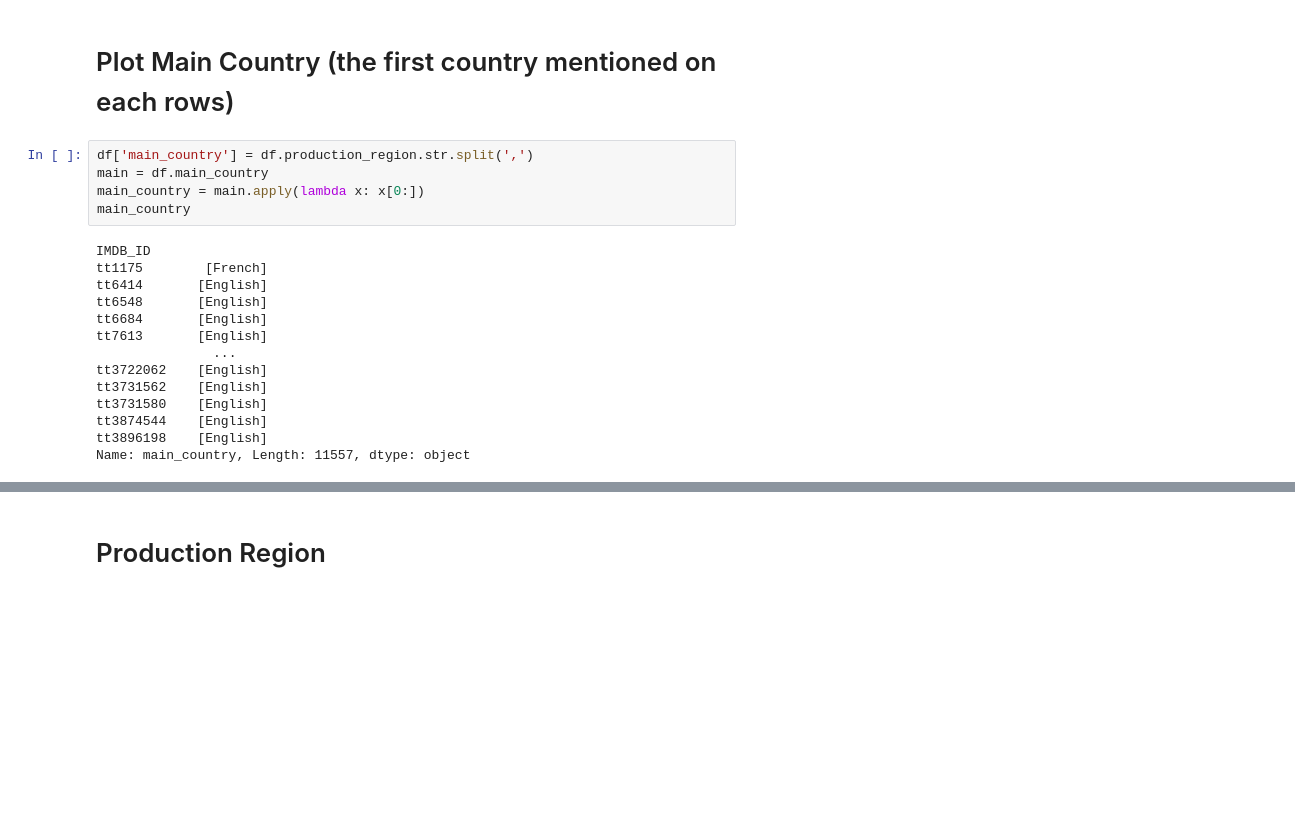
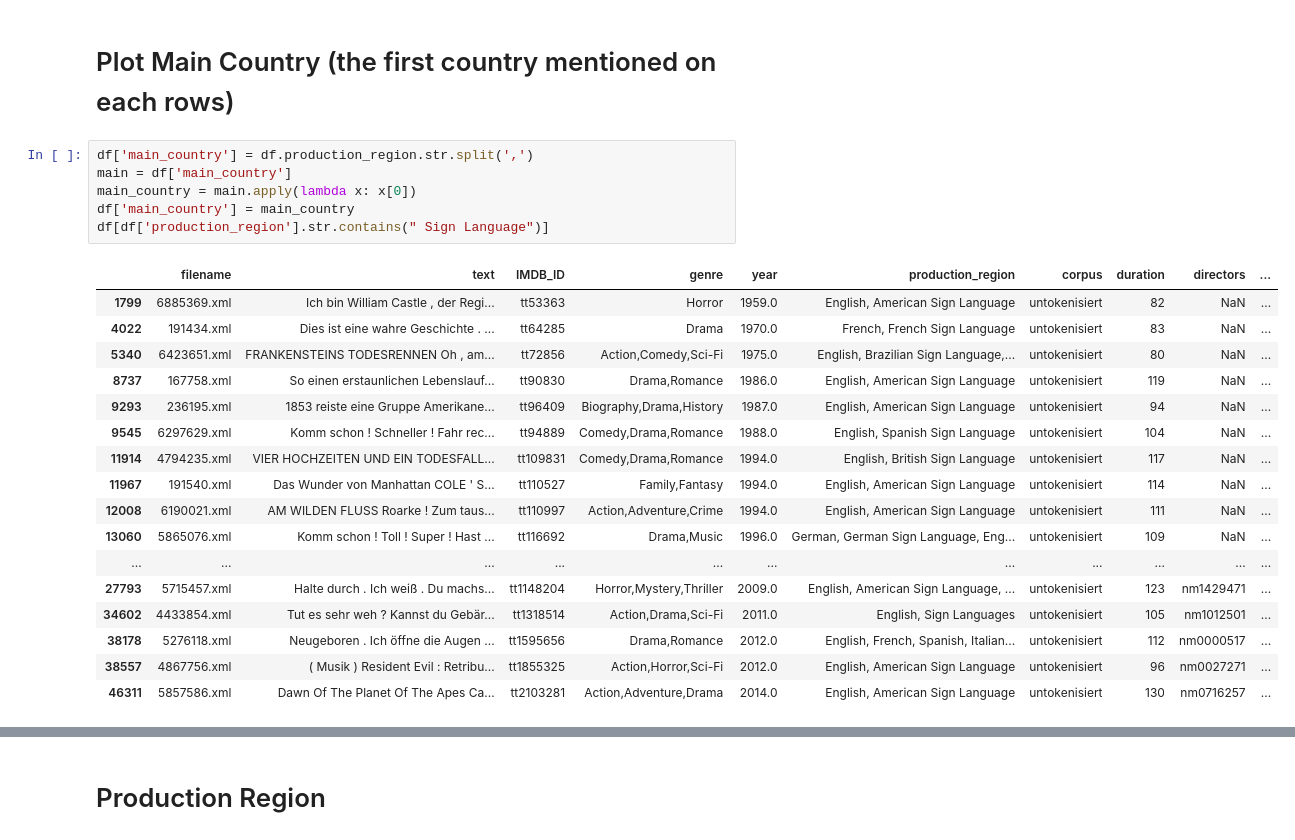
Before and after one commit to LennartKeller/SubtitleClustering, a Jupyter notebook: notebooks/Diana_ClusteringProdRegion.ipynb, the cells around one changed output, grey strips where cells are left out. Cells and saved outputs as stored; diff of their text form; blank space fills up the shorter version.

```diff
--- a/notebooks/Diana_ClusteringProdRegion.ipynb
+++ b/notebooks/Diana_ClusteringProdRegion.ipynb
@@ -58,20 +57,25 @@ pd.value_counts(df['production_region']).plot.bar()
 # Plot Main Country (the first country mentioned on each rows)
 # %%
 df['main_country'] = df.production_region.str.split(',')
-main = df.main_country
-main_country = main.apply(lambda x: x[0:])
-main_country
+main = df['main_country']
+main_country = main.apply(lambda x: x[0])
+df['main_country'] = main_country
+df[df['production_region'].str.contains(" Sign Language")]
 # %% [output]
-IMDB_ID
-tt1175        [French]
-tt6414       [English]
-tt6548       [English]
-tt6684       [English]
-tt7613       [English]
-               ...
-tt3722062    [English]
-tt3731562    [English]
-tt3731580    [English]
-tt3874544    [English]
-tt3896198    [English]
-Name: main_country, Length: 11557, dtype: object
+|  | filename | text | IMDB_ID | genre | year | production_region | corpus | duration | directors | ... |
+| 1799 | 6885369.xml | Ich bin William Castle , der Regi... | tt53363 | Horror | 1959.0 | English, American Sign Language | untokenisiert | 82 | NaN | ... |
+| 4022 | 191434.xml | Dies ist eine wahre Geschichte . ... | tt64285 | Drama | 1970.0 | French, French Sign Language | untokenisiert | 83 | NaN | ... |
+| 5340 | 6423651.xml | FRANKENSTEINS TODESRENNEN Oh , am... | tt72856 | Action,Comedy,Sci-Fi | 1975.0 | English, Brazilian Sign Language,... | untokenisiert | 80 | NaN | ... |
+| 8737 | 167758.xml | So einen erstaunlichen Lebenslauf... | tt90830 | Drama,Romance | 1986.0 | English, American Sign Language | untokenisiert | 119 | NaN | ... |
+| 9293 | 236195.xml | 1853 reiste eine Gruppe Amerikane... | tt96409 | Biography,Drama,History | 1987.0 | English, American Sign Language | untokenisiert | 94 | NaN | ... |
+| 9545 | 6297629.xml | Komm schon ! Schneller ! Fahr rec... | tt94889 | Comedy,Drama,Romance | 1988.0 | English, Spanish Sign Language | untokenisiert | 104 | NaN | ... |
+| 11914 | 4794235.xml | VIER HOCHZEITEN UND EIN TODESFALL... | tt109831 | Comedy,Drama,Romance | 1994.0 | English, British Sign Language | untokenisiert | 117 | NaN | ... |
+| 11967 | 191540.xml | Das Wunder von Manhattan COLE ' S... | tt110527 | Family,Fantasy | 1994.0 | English, American Sign Language | untokenisiert | 114 | NaN | ... |
+| 12008 | 6190021.xml | AM WILDEN FLUSS Roarke ! Zum taus... | tt110997 | Action,Adventure,Crime | 1994.0 | English, American Sign Language | untokenisiert | 111 | NaN | ... |
+| 13060 | 5865076.xml | Komm schon ! Toll ! Super ! Hast ... | tt116692 | Drama,Music | 1996.0 | German, German Sign Language, Eng... | untokenisiert | 109 | NaN | ... |
+| ... | ... | ... | ... | ... | ... | ... | ... | ... | ... | ... |
+| 27793 | 5715457.xml | Halte durch . Ich weiß . Du machs... | tt1148204 | Horror,Mystery,Thriller | 2009.0 | English, American Sign Language, ... | untokenisiert | 123 | nm1429471 | ... |
+| 34602 | 4433854.xml | Tut es sehr weh ? Kannst du Gebär... | tt1318514 | Action,Drama,Sci-Fi | 2011.0 | English, Sign Languages | untokenisiert | 105 | nm1012501 | ... |
+| 38178 | 5276118.xml | Neugeboren . Ich öffne die Augen ... | tt1595656 | Drama,Romance | 2012.0 | English, French, Spanish, Italian... | untokenisiert | 112 | nm0000517 | ... |
+| 38557 | 4867756.xml | ( Musik ) Resident Evil : Retribu... | tt1855325 | Action,Horror,Sci-Fi | 2012.0 | English, American Sign Language | untokenisiert | 96 | nm0027271 | ... |
+| 46311 | 5857586.xml | Dawn Of The Planet Of The Apes Ca... | tt2103281 | Action,Adventure,Drama | 2014.0 | English, American Sign Language | untokenisiert | 130 | nm0716257 | ... |
```
Also changed, not shown: parts of 21 cells of this notebook.
